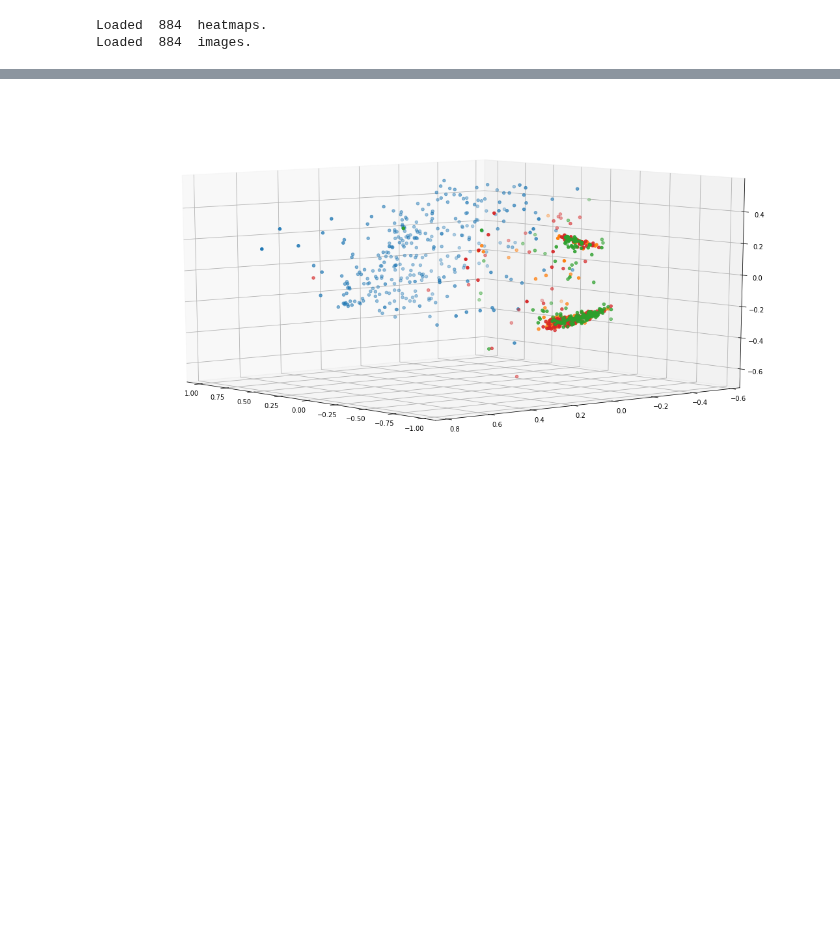
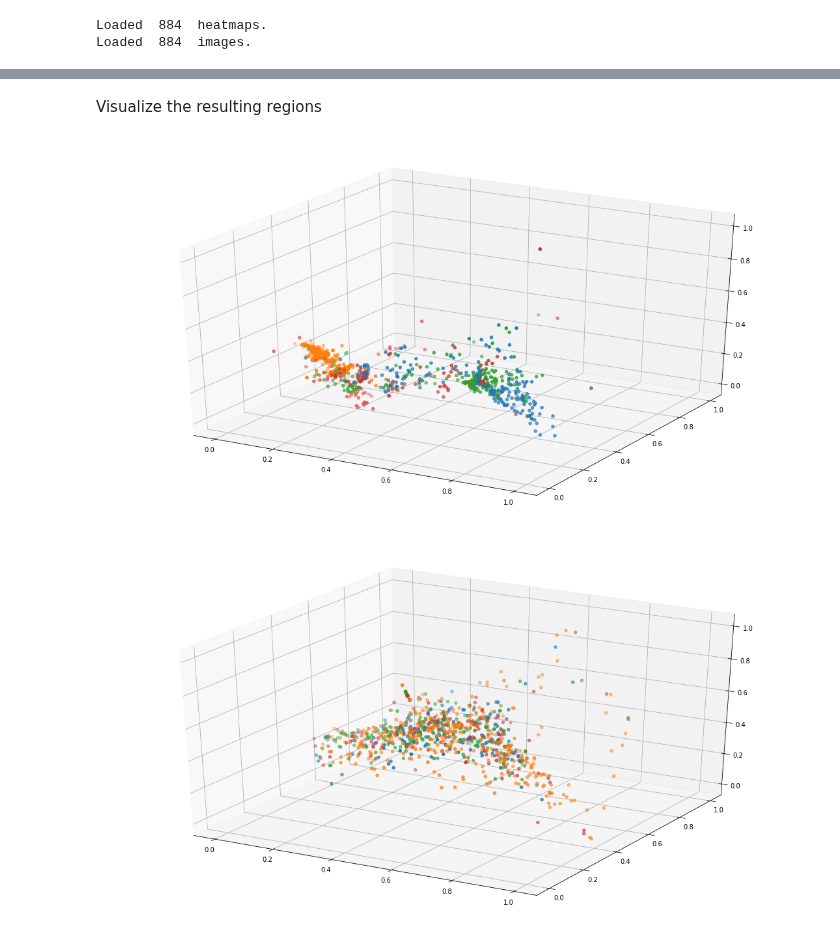
Before and after one commit to AgaMiko/GEBI, a Jupyter notebook: notebooks/GEBI.ipynb, the cells around one changed output, grey strips where cells are left out. Saved outputs shown, nothing was run; the diff lists cells and outputs as text; code cells hidden in the pictures; blank space fills up the shorter version.

Commit message:
Update gebi

```diff
--- a/notebooks/GEBI.ipynb
+++ b/notebooks/GEBI.ipynb
@@ -158,17 +82,0 @@ for label, heatmap in zip(labels, hlist):
-# %%
-# both heatmaps and images
-isomap=[]
-isomap=np.concatenate((preprocessing.normalize(h_isomap),preprocessing.normalize(images_isomap)), axis=1)
-
-kmeans = KMeans(n_clusters=K_CLUSTERS, random_state=0).fit(isomap)
-labels = kmeans.predict(isomap)
-
-fig=plt.figure(figsize=(15, 8))
-ax = Axes3D(fig)
-
-for cluster in range(0,K_CLUSTERS):
-    ax.scatter(isomap[labels==cluster,0],isomap[labels==cluster,1],isomap[labels==cluster,2])
-ax.view_init(10, 140)
-plt.show()
-# %% [output]
-[figure, removed]
@@ -189,0 +83,50 @@ for label, heatmap in zip(labels, hlist):
+# %% [markdown]
+Visualize the resulting regions
+# %%
+# in this version of spray Isomap will be used also for dimensionalkity reduction
+# hence n_components=20
+scaler = MinMaxScaler()
+isomap = Isomap(n_neighbors=N_NEIGHBORS,n_components=H_FEATURES,eigen_solver='arpack',path_method='FW', neighbors_algorithm='brute')
+h_isomap= isomap.fit_transform(heatmaps)
+h_isomap = scaler.fit_transform(h_isomap)
+
+isomap = Isomap(n_neighbors=N_NEIGHBORS,n_components=IM_FEATURES,eigen_solver='arpack',path_method='FW', neighbors_algorithm='brute')
+im_isomap= isomap.fit_transform(images)
+im_isomap = scaler.fit_transform(im_isomap)
+# %%
+def plot_results(N_CLUSTERS,h_isomap,im_isomap,labels):
+    fig=plt.figure(figsize=(15, 8))
+    ax = Axes3D(fig)
+    for cluster in range(0,N_CLUSTERS):
+        ax.scatter(h_isomap[labels==cluster,0],h_isomap[labels==cluster,1],h_isomap[labels==cluster,2])
+    plt.show()
+
+    fig=plt.figure(figsize=(15, 8))
+    ax = Axes3D(fig)
+    for cluster in range(0,N_CLUSTERS):
+        ax.scatter(im_isomap[labels==cluster,0],im_isomap[labels==cluster,1],im_isomap[labels==cluster,2])
+    plt.show()
+# %%
+# cluster based on heatmaps
+if clustering_algorithm == 0:
+    kmeans = KMeans(n_clusters=N_CLUSTERS, random_state=0).fit(h_isomap)
+    labels = kmeans.predict(h_isomap)
+elif clustering_algorithm == 1:
+    clustering = SpectralClustering(n_clusters=N_CLUSTERS,
+                                    assign_labels="discretize",
+                                    n_neighbors=N_NEIGHBORS,
+                                    random_state=0).fit(h_isomap)
+    labels = clustering.labels_
+
+# plot results
+plot_results(N_CLUSTERS,h_isomap,im_isomap,labels)
+
+# copy results to experiments folder
+for label, image in zip(labels, ilist):
+    directory = "../experiments/gebi/heatmaps/" + str(label)
+    if not os.path.exists(directory):
+        os.makedirs(directory)
+    copy2(image, directory)
+# %% [output]
+[figure, added]
+[figure, added]
```
Also changed, not shown: parts of 19 cells of this notebook, 1 other file.
